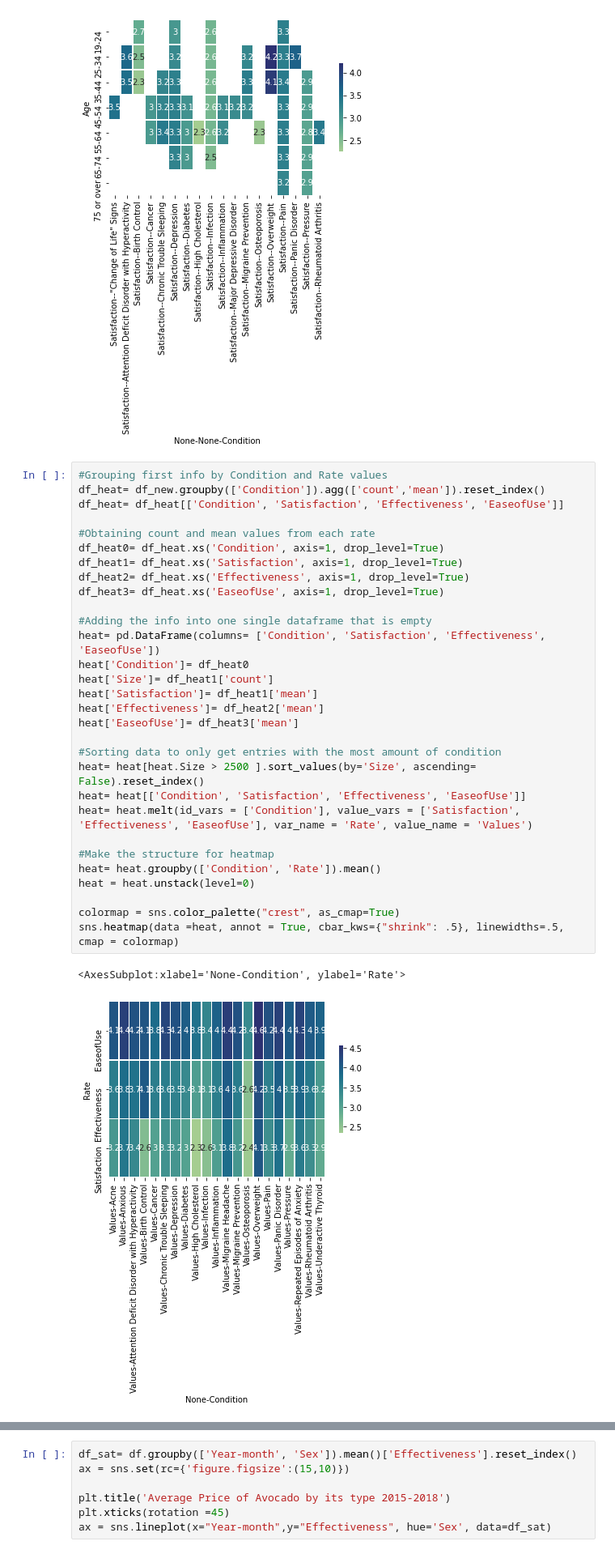
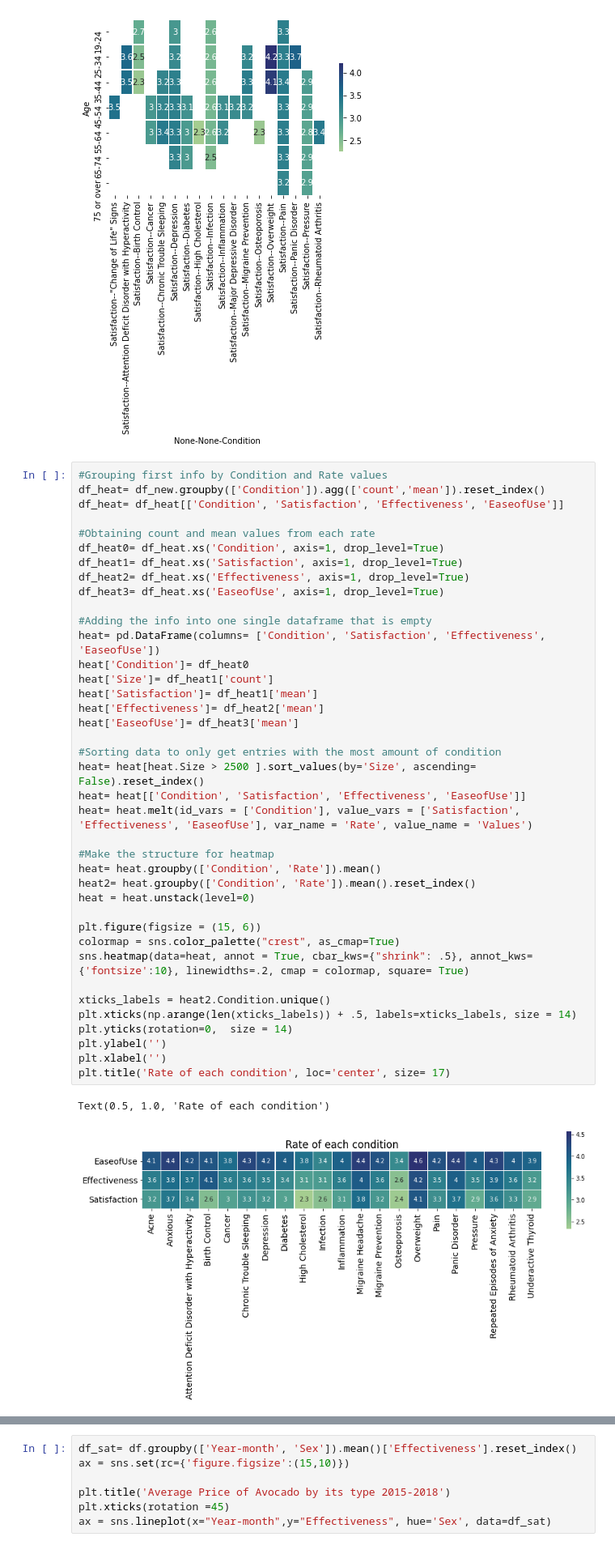
Before and after one commit to kuiros7/PORTFOLIO, a Jupyter notebook: WEBMD.ipynb, the cells around one changed output, grey strips where cells are left out. Shown at 81% size. Cells and saved outputs as stored; diff of their text form.

```diff
--- a/WEBMD.ipynb
+++ b/WEBMD.ipynb
@@ -338,33 +297,42 @@ sns.heatmap(data =df_heat, annot = True, cbar_kws={"shrink": .5}, linewidths=.5,
 # %%
 #Grouping first info by Condition and Rate values
 df_heat= df_new.groupby(['Condition']).agg(['count','mean']).reset_index()
 df_heat= df_heat[['Condition', 'Satisfaction', 'Effectiveness', 'EaseofUse']]
 
 #Obtaining count and mean values from each rate
 df_heat0= df_heat.xs('Condition', axis=1, drop_level=True)
 df_heat1= df_heat.xs('Satisfaction', axis=1, drop_level=True)
 df_heat2= df_heat.xs('Effectiveness', axis=1, drop_level=True)
 df_heat3= df_heat.xs('EaseofUse', axis=1, drop_level=True)
 
 #Adding the info into one single dataframe that is empty
 heat= pd.DataFrame(columns= ['Condition', 'Satisfaction', 'Effectiveness', 'EaseofUse'])
 heat['Condition']= df_heat0
 heat['Size']= df_heat1['count']
 heat['Satisfaction']= df_heat1['mean']
 heat['Effectiveness']= df_heat2['mean']
 heat['EaseofUse']= df_heat3['mean']
 
 #Sorting data to only get entries with the most amount of condition
 heat= heat[heat.Size > 2500 ].sort_values(by='Size', ascending= False).reset_index()
 heat= heat[['Condition', 'Satisfaction', 'Effectiveness', 'EaseofUse']]
 heat= heat.melt(id_vars = ['Condition'], value_vars = ['Satisfaction', 'Effectiveness', 'EaseofUse'], var_name = 'Rate', value_name = 'Values')
 
 #Make the structure for heatmap
 heat= heat.groupby(['Condition', 'Rate']).mean()
+heat2= heat.groupby(['Condition', 'Rate']).mean().reset_index()
 heat = heat.unstack(level=0)
 
+plt.figure(figsize = (15, 6))
 colormap = sns.color_palette("crest", as_cmap=True)
-sns.heatmap(data =heat, annot = True, cbar_kws={"shrink": .5}, linewidths=.5, cmap = colormap)
+sns.heatmap(data=heat, annot = True, cbar_kws={"shrink": .5}, annot_kws={'fontsize':10}, linewidths=.2, cmap = colormap, square= True)
+
+xticks_labels = heat2.Condition.unique()
+plt.xticks(np.arange(len(xticks_labels)) + .5, labels=xticks_labels, size = 14)
+plt.yticks(rotation=0,  size = 14)
+plt.ylabel('')
+plt.xlabel('')
+plt.title('Rate of each condition', loc='center', size= 17)
 # %% [output]
-<AxesSubplot:xlabel='None-Condition', ylabel='Rate'>
+Text(0.5, 1.0, 'Rate of each condition')
-[figure, old version]
+[figure, new version]
```
Also changed, not shown: parts of 6 cells of this notebook.
